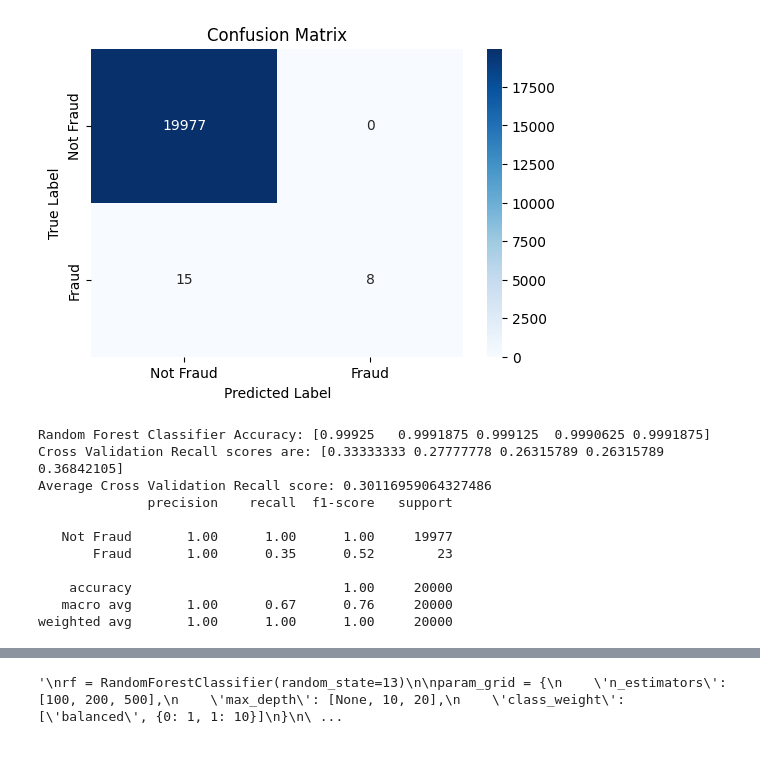
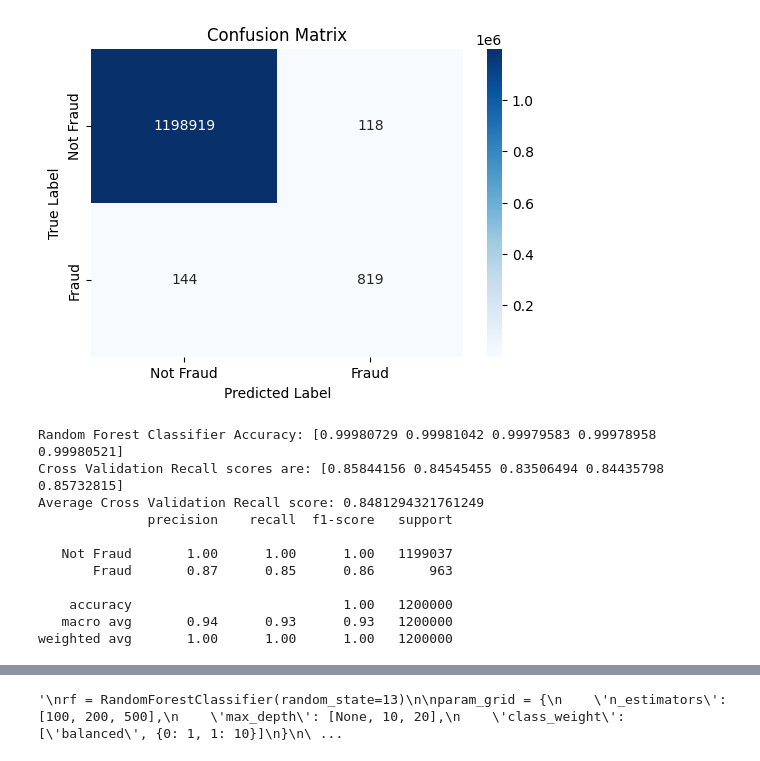
Before and after one commit to QuiteSurreal/Detecting-transactial-fraud-with-AI, a Jupyter notebook: AI.ipynb, the cells around one changed output, grey strips where cells are left out. Saved outputs shown, nothing was run; the diff lists cells and outputs as text; code cells hidden in the pictures.

```diff
--- a/AI.ipynb
+++ b/AI.ipynb
@@ -44,7 +30,7 @@ from sklearn.metrics import confusion_matrix
 import warnings
 warnings.filterwarnings("ignore", category=FutureWarning)
 # %%
-dfRaw = pd.read_csv('./Data/Input.csv', delimiter = ',', nrows = 100000)
+dfRaw = pd.read_csv('./Data/Input.csv', delimiter = ',', nrows = 6000000)
 
 
 # Encode categorical columns
@@ -214,3 +191,14 @@ X = df.drop(['isFraud', 'isFlaggedFraud'], axis=1)
 y = df['isFraud']
 
 X_train, X_test, y_train, y_test = train_test_split(X, y, stratify=y, test_size = 0.2, random_state = 42)
+
+# Determine the importance of each feature
+model_xgb = xgb.XGBClassifier(random_state=42)
+model_xgb.fit(X_train, y_train)
+
+# Set the figure size before plotting
+plt.figure(figsize=(14, 8))
+xgb.plot_importance(model_xgb, importance_type='weight', max_num_features=12, title='Feature Importances')
+plt.show()
+
+X.head(5)
@@ -217,43 +214,52 @@ X_train, X_test, y_train, y_test = train_test_split(X, y, stratify=y, test_size
 # %%
 #training without sampling
 
 kf = StratifiedKFold(n_splits=5, shuffle=False)
 
-rf = RandomForestClassifier(n_estimators=100, random_state=13)
+model = xgb.XGBClassifier(
+    n_estimators=500,
+    max_depth=10,
+    learning_rate=0.1,
+    scale_pos_weight=99/1,
+    tree_method='hist',
+    device = 'cuda',
+    eval_metric='logloss',
+    random_state=42
+)
 
-rf.fit(X_train, y_train)
-Y_pred = rf.predict(X_test)
+model.fit(X_train, y_train)
+Y_pred = model.predict(X_test)
 #rf.score(X_train, y_train)
 
-scoreAcc = cross_val_score(rf, X_train, y_train, cv=kf, scoring='accuracy')
-scoreRe = cross_val_score(rf, X_train, y_train, cv=kf, scoring='recall')
+scoreAcc = cross_val_score(model, X_train, y_train, cv=kf, scoring='accuracy')
+scoreRe = cross_val_score(model, X_train, y_train, cv=kf, scoring='recall')
 
 cm = confusion_matrix(y_test, Y_pred)
 
 plt.figure(figsize=(6, 4))
 sns.heatmap(cm, annot=True, fmt="d", cmap="Blues", xticklabels=["Not Fraud", "Fraud"], yticklabels=["Not Fraud", "Fraud"])
 plt.xlabel("Predicted Label")
 plt.ylabel("True Label")
 plt.title("Confusion Matrix")
 plt.show()
 
 print("Random Forest Classifier Accuracy: {}".format(scoreAcc))
 print("Cross Validation Recall scores are: {}".format(scoreRe))
 print("Average Cross Validation Recall score: {}".format(scoreRe.mean()))
 print(classification_report(y_test, Y_pred, target_names=["Not Fraud", "Fraud"]))
 # %% [output]
-[figure, old version]
+[figure, new version]
-Random Forest Classifier Accuracy: [0.99925   0.9991875 0.999125  0.9990625 0.9991875]
-Cross Validation Recall scores are: [0.33333333 0.27777778 0.26315789 0.26315789 0.36842105]
-Average Cross Validation Recall score: 0.30116959064327486
+Random Forest Classifier Accuracy: [0.99980729 0.99981042 0.99979583 0.99978958 0.99980521]
+Cross Validation Recall scores are: [0.85844156 0.84545455 0.83506494 0.84435798 0.85732815]
+Average Cross Validation Recall score: 0.8481294321761249
               precision    recall  f1-score   support
 
-   Not Fraud       1.00      1.00      1.00     19977
-       Fraud       1.00      0.35      0.52        23
+   Not Fraud       1.00      1.00      1.00   1199037
+       Fraud       0.87      0.85      0.86       963
 
-    accuracy                           1.00     20000
-   macro avg       1.00      0.67      0.76     20000
-weighted avg       1.00      1.00      1.00     20000
+    accuracy                           1.00   1200000
+   macro avg       0.94      0.93      0.93   1200000
+weighted avg       1.00      1.00      1.00   1200000
 # %%
 #training with SMOTE (with optimal parameters)
 
```
Also changed, not shown: parts of 8 cells of this notebook.
